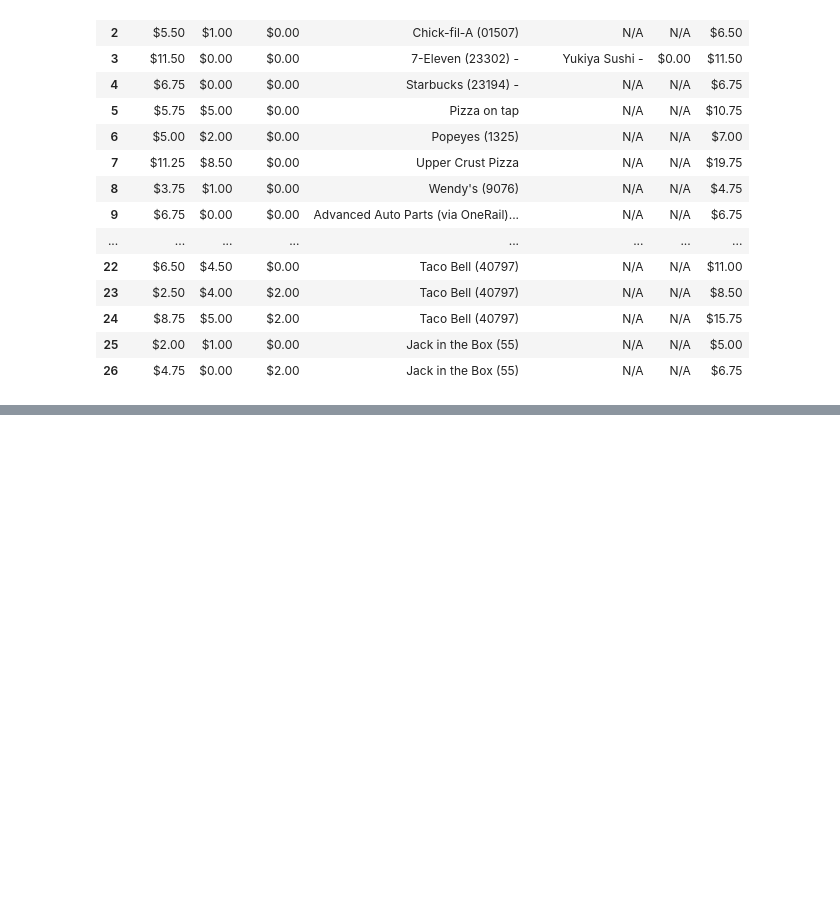
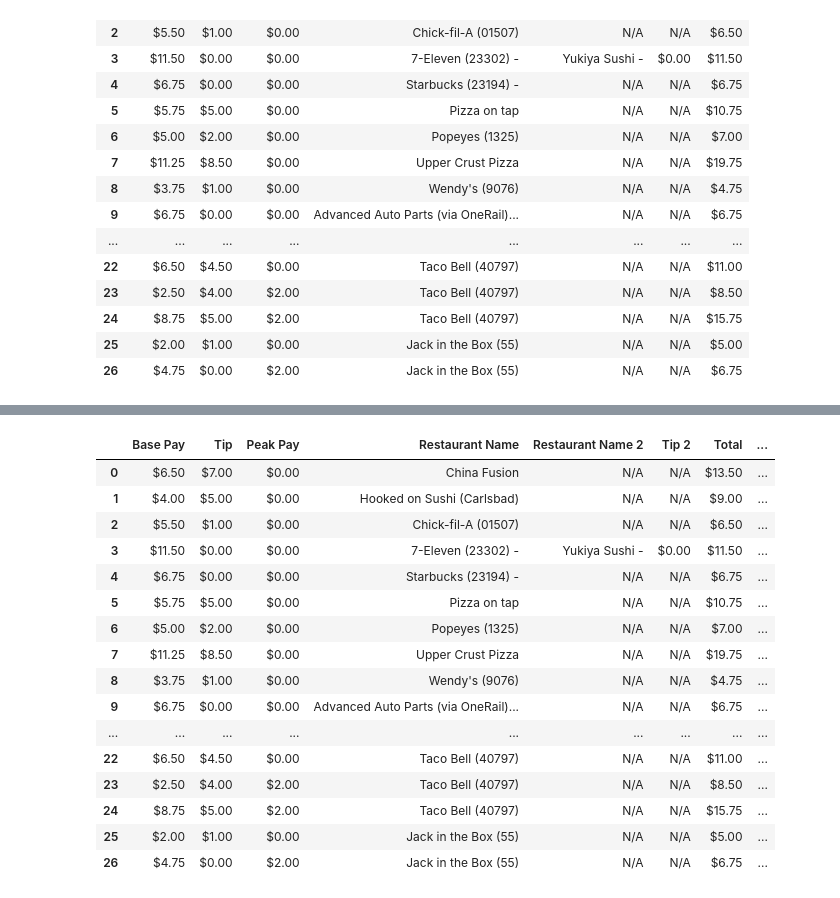
Before and after one commit to Crawford92/DeliveryData, a Jupyter notebook: ImageProcessingDoodle.ipynb, the cells around one changed output, grey strips where cells are left out. Saved outputs shown, nothing was run; the diff lists cells and outputs as text; code cells hidden in the pictures; blank space fills up the shorter version.

```diff
--- a/ImageProcessingDoodle.ipynb
+++ b/ImageProcessingDoodle.ipynb
@@ -1763,0 +1782,7 @@ offerDF
+# %%
+offerDF["Offer File Name"] = offerFiles
+offerDF = offerDF.join(timeDF)
+offerDF = offerDF.rename(columns={"Time" : "Offer Timestamp"})
+offerDF = offerDF.drop(["FileName"], axis=1)
+
+offerDF
@@ -1778,0 +1871,21 @@ offerDF
+# %%
+totalDF = completedDF.join(offerDF)
+totalDF
+# %% [output]
+|  | Base Pay | Tip | Peak Pay | Restaurant Name | Restaurant Name 2 | Tip 2 | Total | ... |
+| 0 | $6.50 | $7.00 | $0.00 | China Fusion | N/A | N/A | $13.50 | ... |
+| 1 | $4.00 | $5.00 | $0.00 | Hooked on Sushi (Carlsbad) | N/A | N/A | $9.00 | ... |
+| 2 | $5.50 | $1.00 | $0.00 | Chick-fil-A (01507) | N/A | N/A | $6.50 | ... |
+| 3 | $11.50 | $0.00 | $0.00 | 7-Eleven (23302) - | Yukiya Sushi - | $0.00 | $11.50 | ... |
+| 4 | $6.75 | $0.00 | $0.00 | Starbucks (23194) - | N/A | N/A | $6.75 | ... |
+| 5 | $5.75 | $5.00 | $0.00 | Pizza on tap | N/A | N/A | $10.75 | ... |
+| 6 | $5.00 | $2.00 | $0.00 | Popeyes (1325) | N/A | N/A | $7.00 | ... |
+| 7 | $11.25 | $8.50 | $0.00 | Upper Crust Pizza | N/A | N/A | $19.75 | ... |
+| 8 | $3.75 | $1.00 | $0.00 | Wendy's (9076) | N/A | N/A | $4.75 | ... |
+| 9 | $6.75 | $0.00 | $0.00 | Advanced Auto Parts (via OneRail)... | N/A | N/A | $6.75 | ... |
+| ... | ... | ... | ... | ... | ... | ... | ... | ... |
+| 22 | $6.50 | $4.50 | $0.00 | Taco Bell (40797) | N/A | N/A | $11.00 | ... |
+| 23 | $2.50 | $4.00 | $2.00 | Taco Bell (40797) | N/A | N/A | $8.50 | ... |
+| 24 | $8.75 | $5.00 | $2.00 | Taco Bell (40797) | N/A | N/A | $15.75 | ... |
+| 25 | $2.00 | $1.00 | $0.00 | Jack in the Box (55) | N/A | N/A | $5.00 | ... |
+| 26 | $4.75 | $0.00 | $2.00 | Jack in the Box (55) | N/A | N/A | $6.75 | ... |
```
Also changed, not shown: parts of 13 cells of this notebook.
